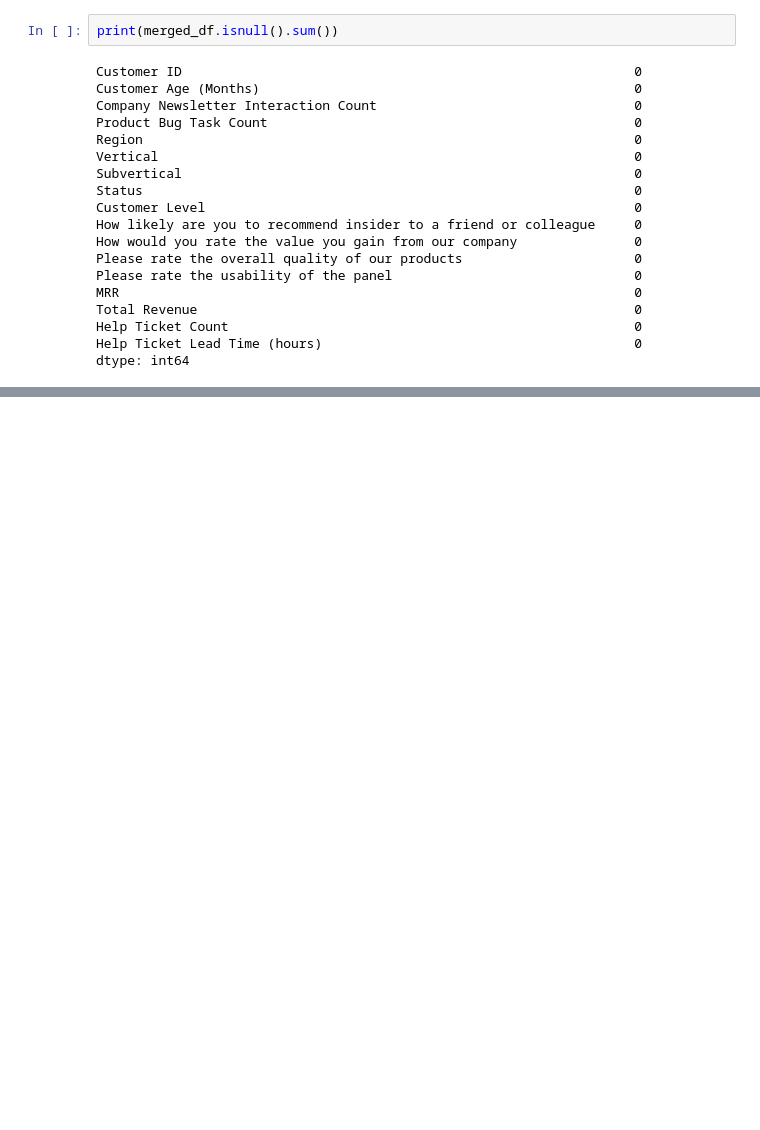
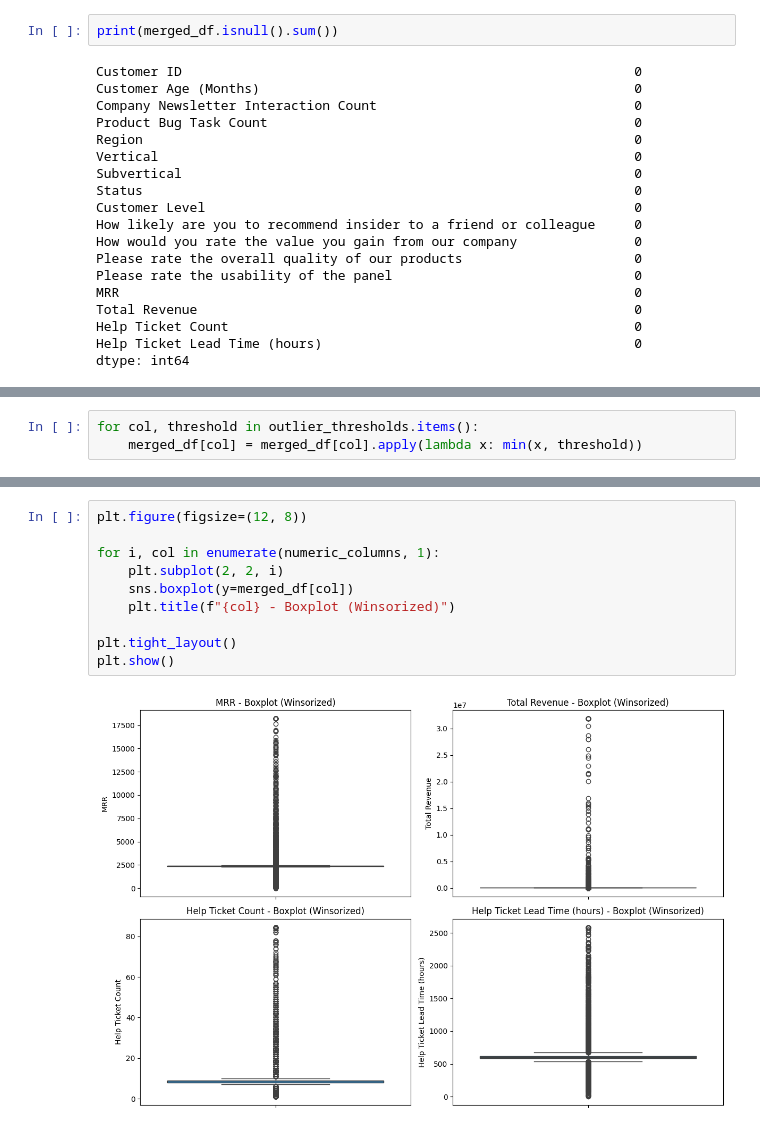
Before and after one commit to yahocan/hacettepeaidatathon2024, a Jupyter notebook: datathon.ipynb, the cells around one changed output, grey strips where cells are left out. Cells and saved outputs as stored; diff of their text form; blank space fills up the shorter version.

```diff
--- a/datathon.ipynb
+++ b/datathon.ipynb
@@ -183,0 +265,3 @@ dtype: int64
+# %%
+for col, threshold in outlier_thresholds.items():
+    merged_df[col] = merged_df[col].apply(lambda x: min(x, threshold))
@@ -183,0 +290,12 @@ dtype: int64
+# %%
+plt.figure(figsize=(12, 8))
+
+for i, col in enumerate(numeric_columns, 1):
+    plt.subplot(2, 2, i)
+    sns.boxplot(y=merged_df[col])
+    plt.title(f"{col} - Boxplot (Winsorized)")
+
+plt.tight_layout()
+plt.show()
+# %% [output]
+[figure, added]
```
Also changed, not shown: parts of 13 cells of this notebook.
